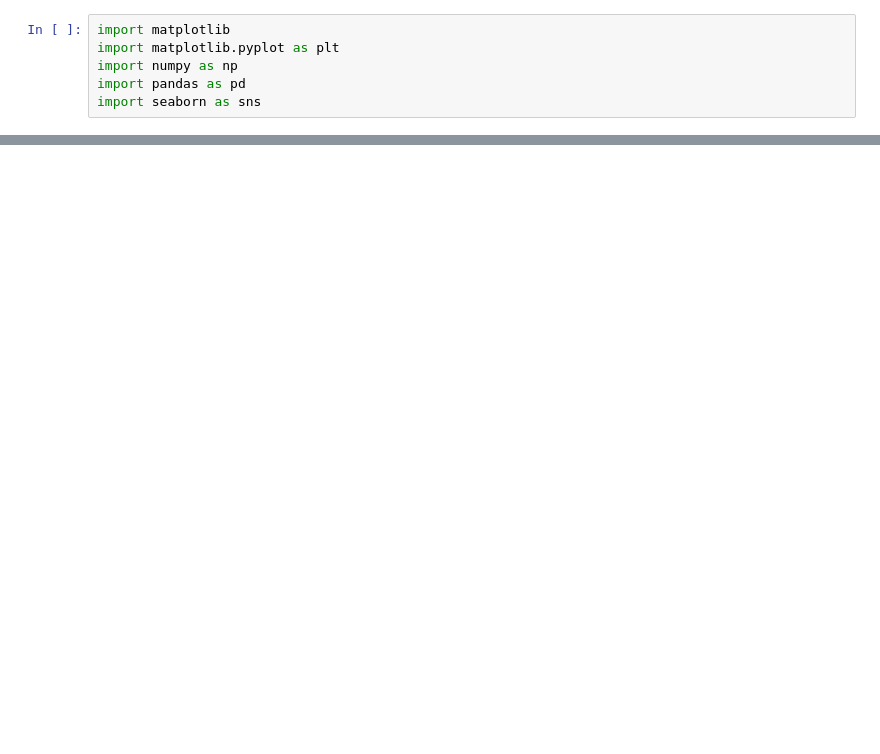
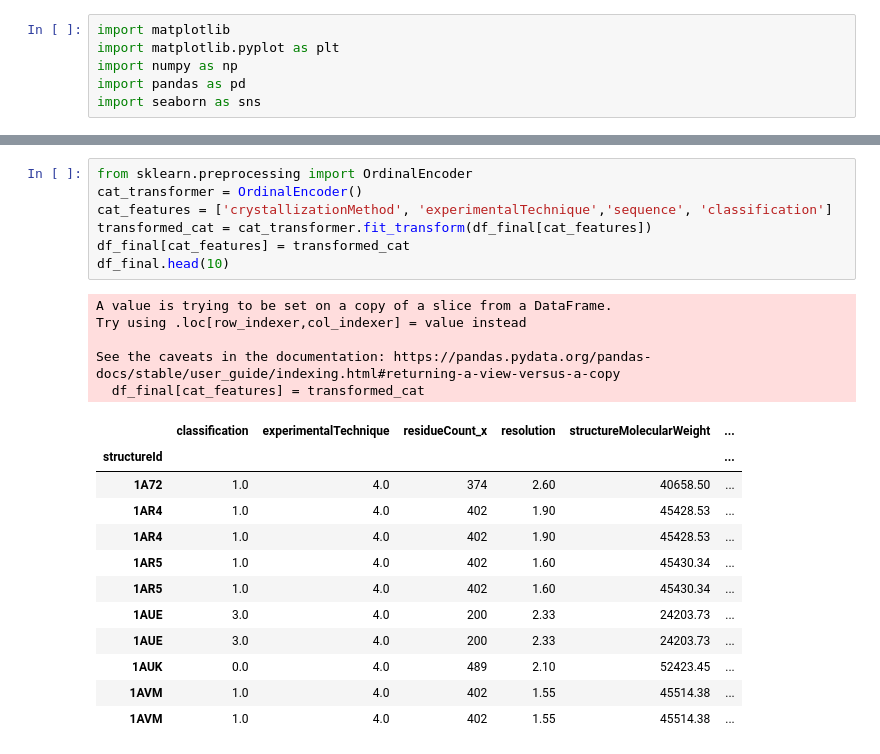
Before and after one commit to parthkhurana07/Protein_Family_Classification, a Jupyter notebook: protein_classification.ipynb, the cells around one changed output, grey strips where cells are left out. Drawn from its saved outputs; the diff is of its cells as text; blank space fills up the shorter version.

```diff
--- a/protein_classification.ipynb
+++ b/protein_classification.ipynb
@@ -38,0 +191,25 @@ df_top4['classification'].value_counts()
+# %%
+from sklearn.preprocessing import OrdinalEncoder
+cat_transformer = OrdinalEncoder()
+cat_features = ['crystallizationMethod', 'experimentalTechnique','sequence', 'classification']
+transformed_cat = cat_transformer.fit_transform(df_final[cat_features])
+df_final[cat_features] = transformed_cat
+df_final.head(10)
+# %% [output]
+A value is trying to be set on a copy of a slice from a DataFrame.
+Try using .loc[row_indexer,col_indexer] = value instead
+
+See the caveats in the documentation: https://pandas.pydata.org/pandas-docs/stable/user_guide/indexing.html#returning-a-view-versus-a-copy
+  df_final[cat_features] = transformed_cat
+|  | classification | experimentalTechnique | residueCount_x | resolution | structureMolecularWeight | ... |
+| structureId |  |  |  |  |  | ... |
+| 1A72 | 1.0 | 4.0 | 374 | 2.60 | 40658.50 | ... |
+| 1AR4 | 1.0 | 4.0 | 402 | 1.90 | 45428.53 | ... |
+| 1AR4 | 1.0 | 4.0 | 402 | 1.90 | 45428.53 | ... |
+| 1AR5 | 1.0 | 4.0 | 402 | 1.60 | 45430.34 | ... |
+| 1AR5 | 1.0 | 4.0 | 402 | 1.60 | 45430.34 | ... |
+| 1AUE | 3.0 | 4.0 | 200 | 2.33 | 24203.73 | ... |
+| 1AUE | 3.0 | 4.0 | 200 | 2.33 | 24203.73 | ... |
+| 1AUK | 0.0 | 4.0 | 489 | 2.10 | 52423.45 | ... |
+| 1AVM | 1.0 | 4.0 | 402 | 1.55 | 45514.38 | ... |
+| 1AVM | 1.0 | 4.0 | 402 | 1.55 | 45514.38 | ... |
```
Also changed, not shown: parts of 17 cells of this notebook.
